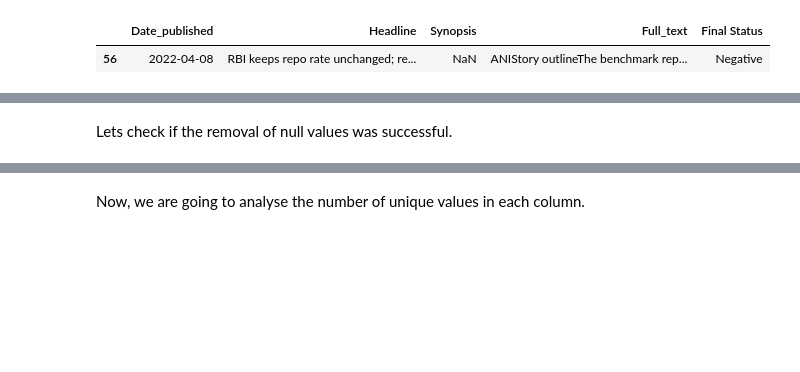
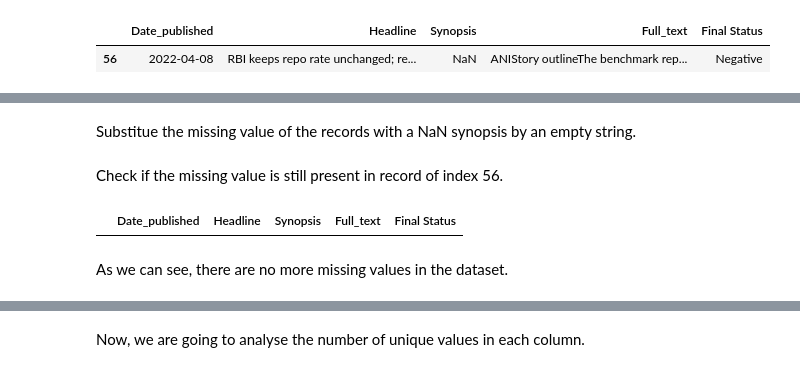
Before and after one commit to pedronunomacedo/PLN-Projects, a Jupyter notebook: 1st_project/data_understanding.ipynb, the cells around one changed output, grey strips where cells are left out. Cells and saved outputs as stored; diff of their text form; code cells hidden in the pictures; blank space fills up the shorter version.

```diff
--- a/1st_project/data_understanding.ipynb
+++ b/1st_project/data_understanding.ipynb
@@ -72,2 +100,2 @@ df.dropna(inplace=True)
-# %% [markdown]
-Lets check if the removal of null values was successful.
+# %% [markdown]
+Substitue the missing value of the records with a NaN synopsis by an empty string.
@@ -74,3 +104,12 @@ Lets check if the removal of null values was successful.
+# %% [markdown]
+Check if the missing value is still present in record of index 56.
+# %%
+# print missing value
+df[df.isnull().any(axis=1)]
+# %% [output]
+|  | Date_published | Headline | Synopsis | Full_text | Final Status |
+# %% [markdown]
+As we can see, there are no more missing values in the dataset.
 # %%
 missing_values = df.isnull().sum()
 
```
Also changed, not shown: parts of 55 cells of this notebook, 2 other files.
